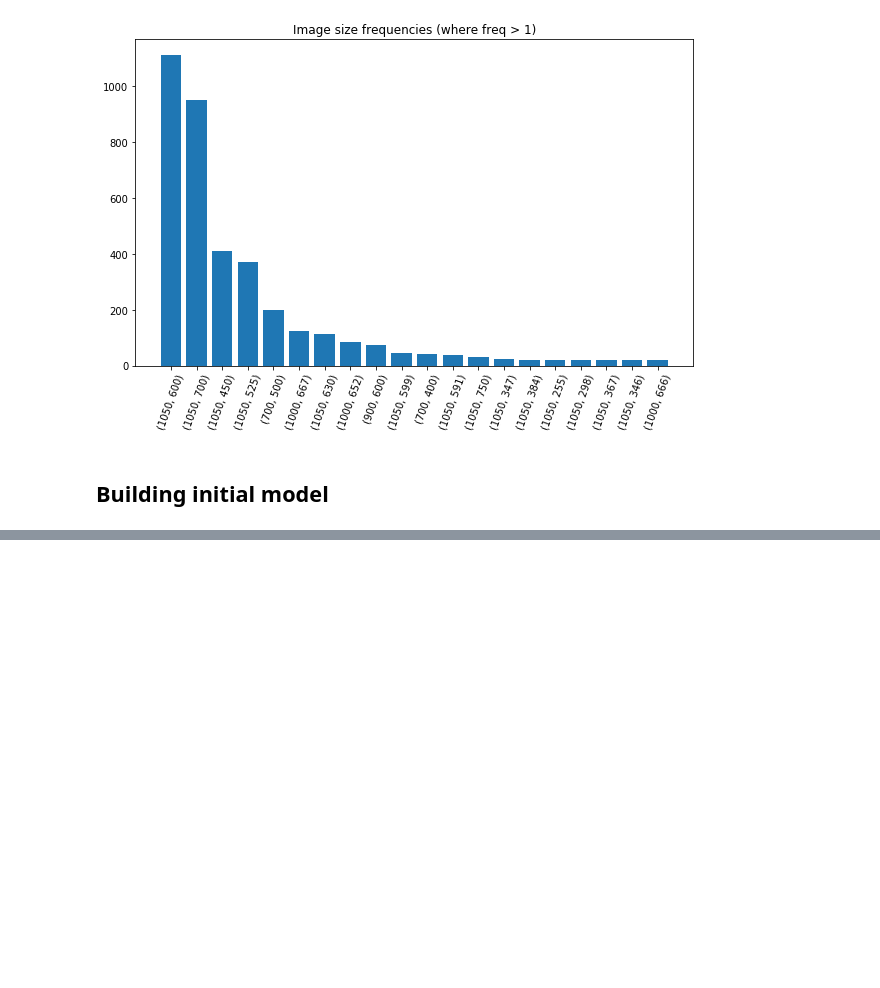
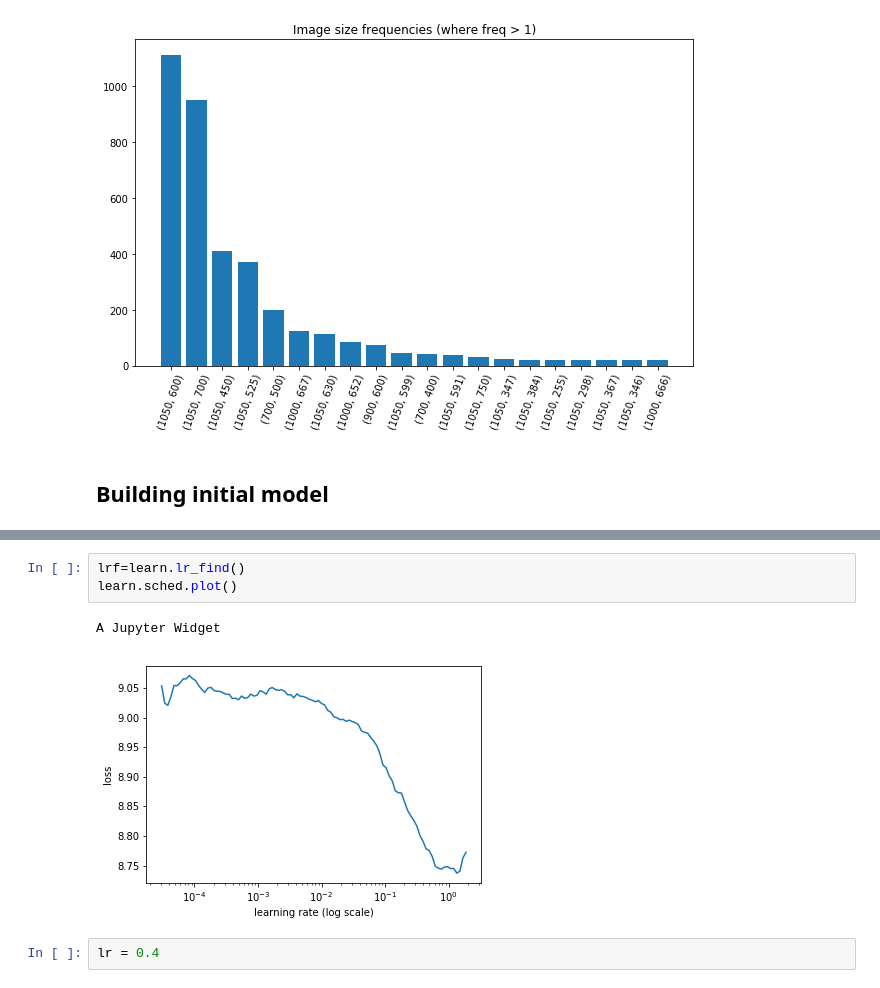
Before and after one commit to ashishpatel26/Humpback-Whale-Identification-Challenge-Kaggle, a Jupyter notebook: whale-categorization-playground.ipynb, the cells around one changed output, grey strips where cells are left out. Cells and saved outputs as stored; diff of their text form; blank space fills up the shorter version.

```diff
--- a/whale-categorization-playground.ipynb
+++ b/whale-categorization-playground.ipynb
@@ -158,0 +189,8 @@ plt.show()
+# %%
+lrf=learn.lr_find()
+learn.sched.plot()
+# %% [output]
+A Jupyter Widget
+[figure, added]
+# %%
+lr = 0.4
```
Also changed, not shown: parts of 9 cells of this notebook.
